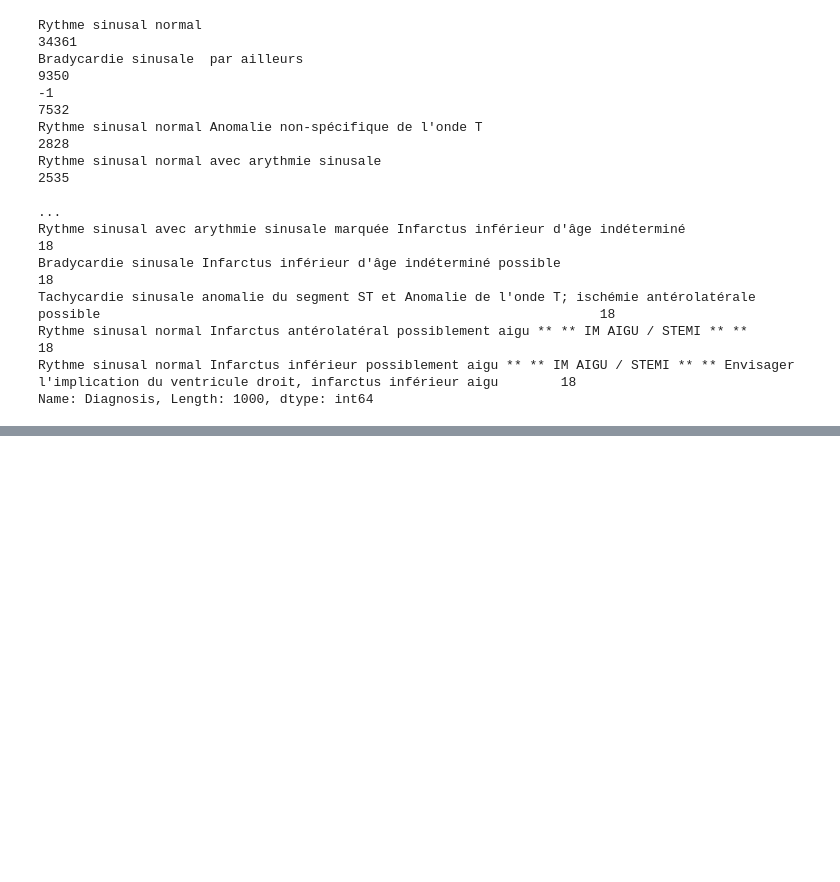
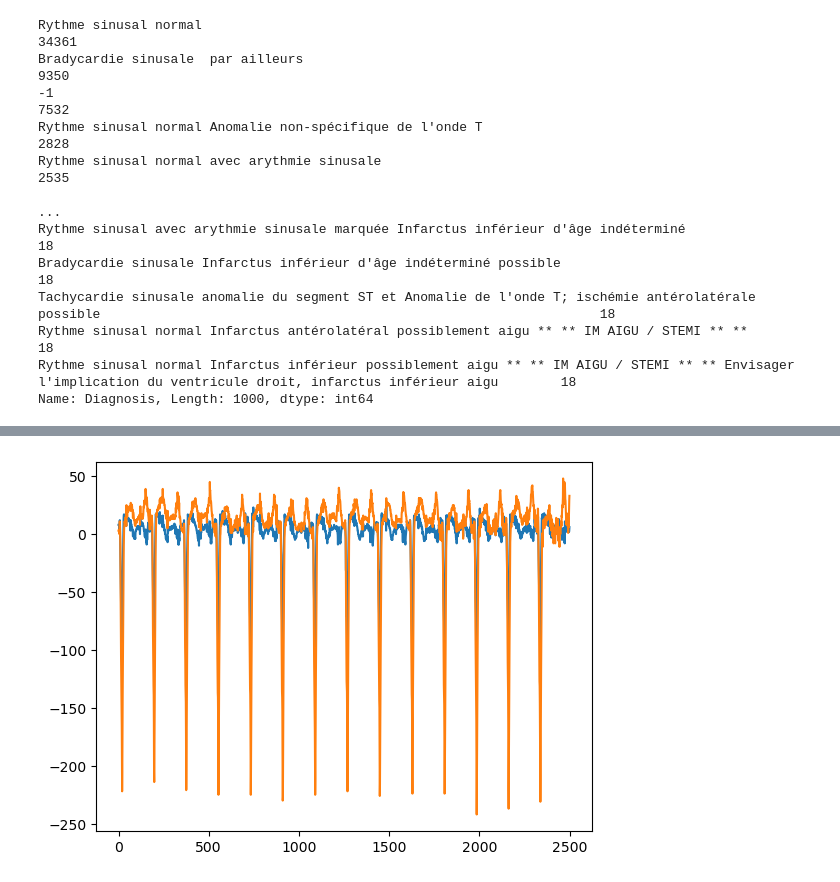
Before and after one commit to HeartWise-AI/DeepECG_Preprocess, a Jupyter notebook: DeepECG_GetFiles.ipynb, the cells around one changed output, grey strips where cells are left out. Cells and saved outputs as stored; diff of their text form; code cells hidden in the pictures; blank space fills up the shorter version.

```diff
--- a/DeepECG_GetFiles.ipynb
+++ b/DeepECG_GetFiles.ipynb
@@ -659,0 +753,9 @@ Name: Diagnosis, Length: 1000, dtype: int64
+# %%
+## Plot line of ecg_transposed[0] and ecg_transposed[1]
+import matplotlib.pyplot as plt
+
+plt.plot(ecg_transposed[0])
+plt.plot(ecg_transposed[1])
+plt.show()
+# %% [output]
+[figure, added]
```
Also changed, not shown: parts of 12 cells of this notebook, 8 other files.
